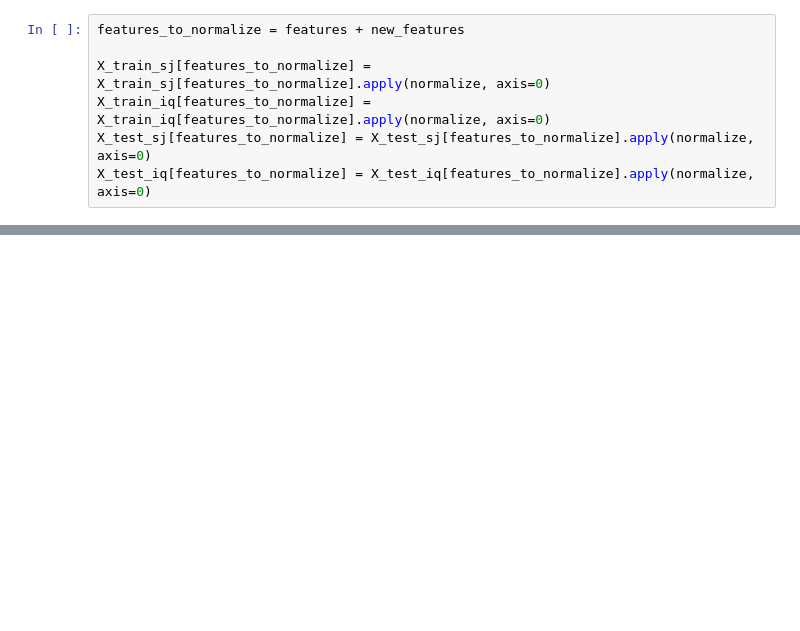
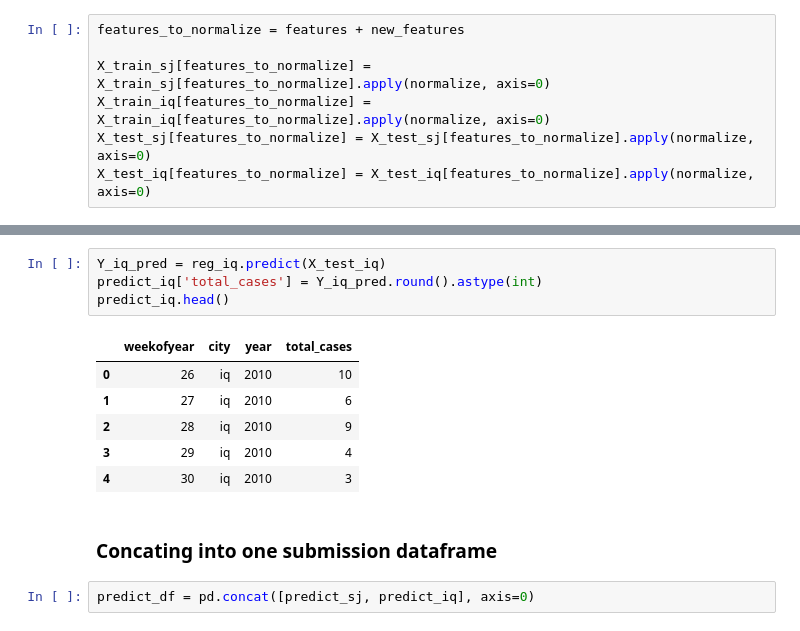
Before and after one commit to Dinuka77/DengAI, a Jupyter notebook: MultiModel.ipynb, the cells around one changed output, grey strips where cells are left out. Cells and saved outputs as stored; diff of their text form; blank space fills up the shorter version.

```diff
--- a/MultiModel.ipynb
+++ b/MultiModel.ipynb
@@ -385,0 +610,15 @@ y_cross_iq: (104, 1)
+# %%
+Y_iq_pred = reg_iq.predict(X_test_iq)
+predict_iq['total_cases'] = Y_iq_pred.round().astype(int)
+predict_iq.head()
+# %% [output]
+|  | weekofyear | city | year | total_cases |
+| 0 | 26 | iq | 2010 | 10 |
+| 1 | 27 | iq | 2010 | 6 |
+| 2 | 28 | iq | 2010 | 9 |
+| 3 | 29 | iq | 2010 | 4 |
+| 4 | 30 | iq | 2010 | 3 |
+# %% [markdown]
+### Concating into one submission dataframe
+# %%
+predict_df = pd.concat([predict_sj, predict_iq], axis=0)
```
Also changed, not shown: parts of 75 cells of this notebook, 2 other files.
